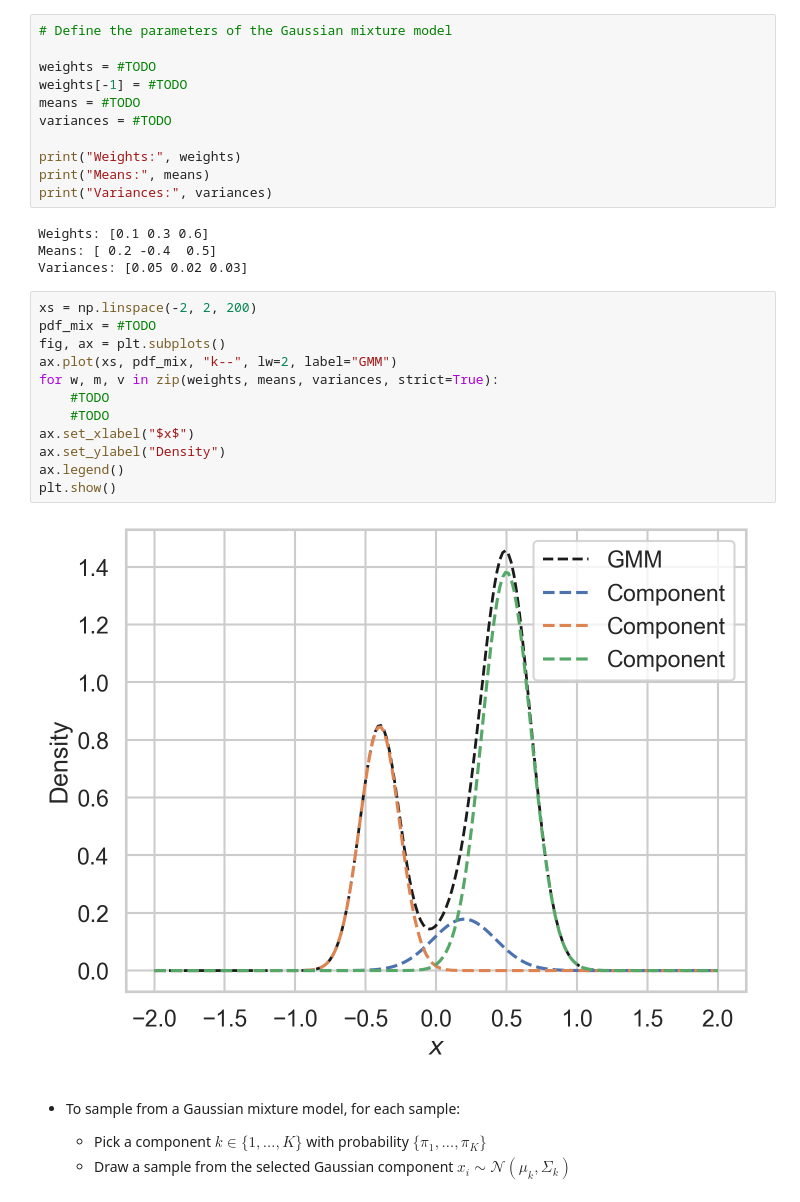
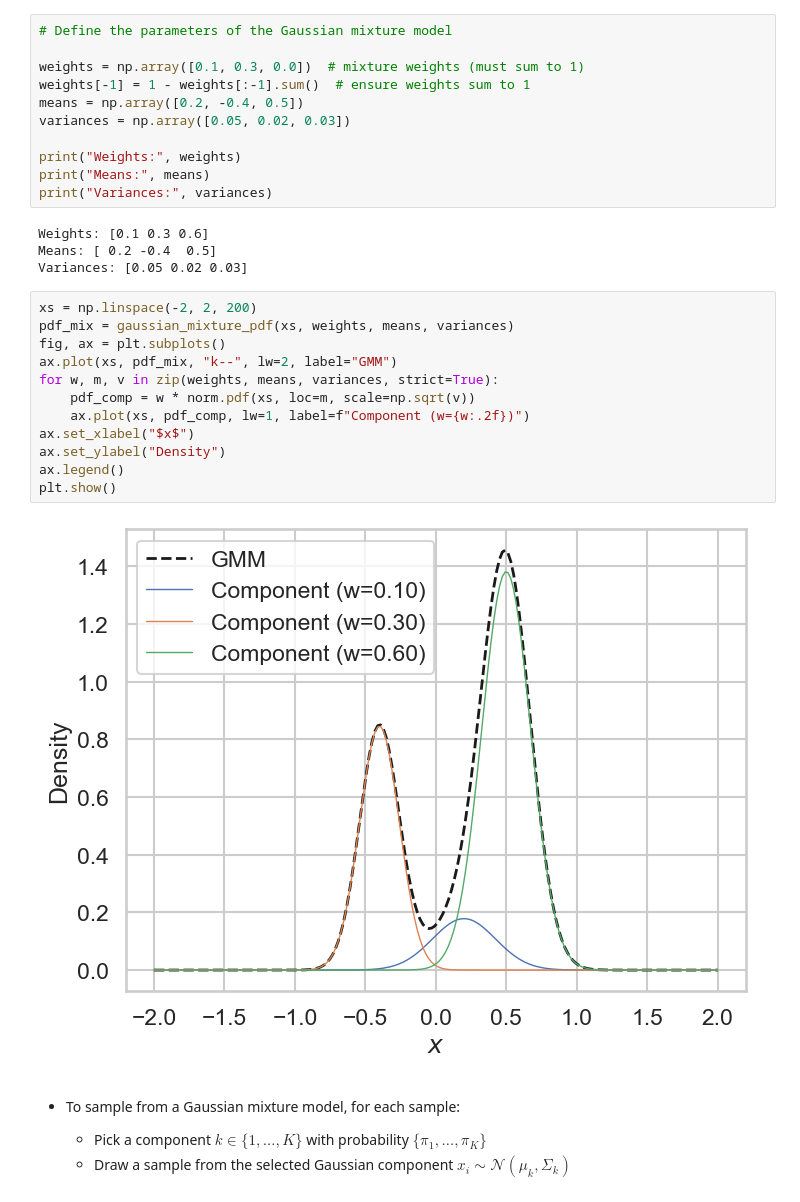
Before and after one commit to victor4628/fre-gy-7773-mlfe, a Jupyter notebook: 08_gaussian_mixture_models.ipynb, the cells around one changed output. Drawn from its saved outputs; the diff is of its cells as text.

```diff
--- a/08_gaussian_mixture_models.ipynb
+++ b/08_gaussian_mixture_models.ipynb
@@ -23,10 +23,10 @@ SEED = 1234
 # %%
 # Define the parameters of the Gaussian mixture model
 
-weights = #TODO
-weights[-1] = #TODO
-means = #TODO
-variances = #TODO
+weights = np.array([0.1, 0.3, 0.0])  # mixture weights (must sum to 1)
+weights[-1] = 1 - weights[:-1].sum()  # ensure weights sum to 1
+means = np.array([0.2, -0.4, 0.5])
+variances = np.array([0.05, 0.02, 0.03])
 
 print("Weights:", weights)
 print("Means:", means)
@@ -37,18 +37,18 @@ Means: [ 0.2 -0.4  0.5]
 Variances: [0.05 0.02 0.03]
 # %%
 xs = np.linspace(-2, 2, 200)
-pdf_mix = #TODO
+pdf_mix = gaussian_mixture_pdf(xs, weights, means, variances)
 fig, ax = plt.subplots()
 ax.plot(xs, pdf_mix, "k--", lw=2, label="GMM")
 for w, m, v in zip(weights, means, variances, strict=True):
-    #TODO
-    #TODO
+    pdf_comp = w * norm.pdf(xs, loc=m, scale=np.sqrt(v))
+    ax.plot(xs, pdf_comp, lw=1, label=f"Component (w={w:.2f})")
 ax.set_xlabel("$x$")
 ax.set_ylabel("Density")
 ax.legend()
 plt.show()
 # %% [output]
-[figure, old version]
+[figure, new version]
 # %% [markdown]
 - To sample from a Gaussian mixture model, for each sample:
 
```
Also changed, not shown: parts of 2 cells of this notebook, 2 other files.
